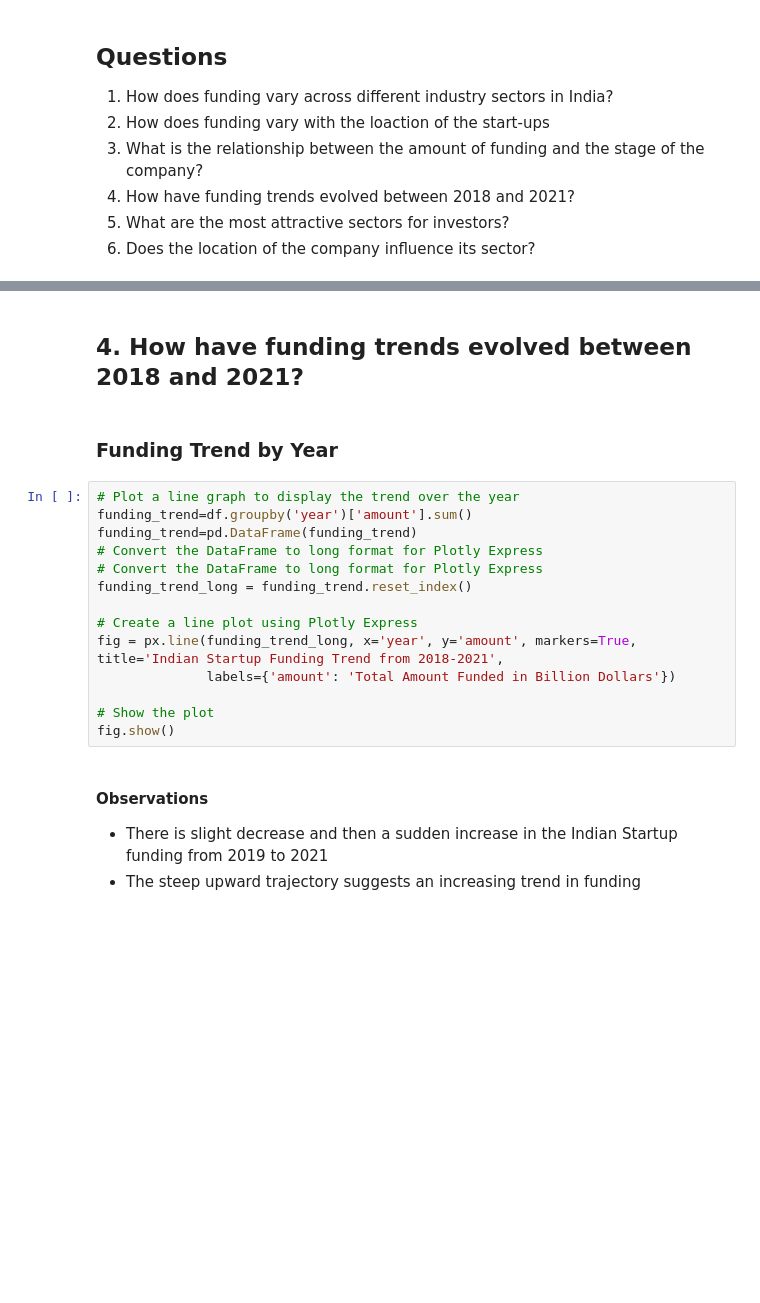
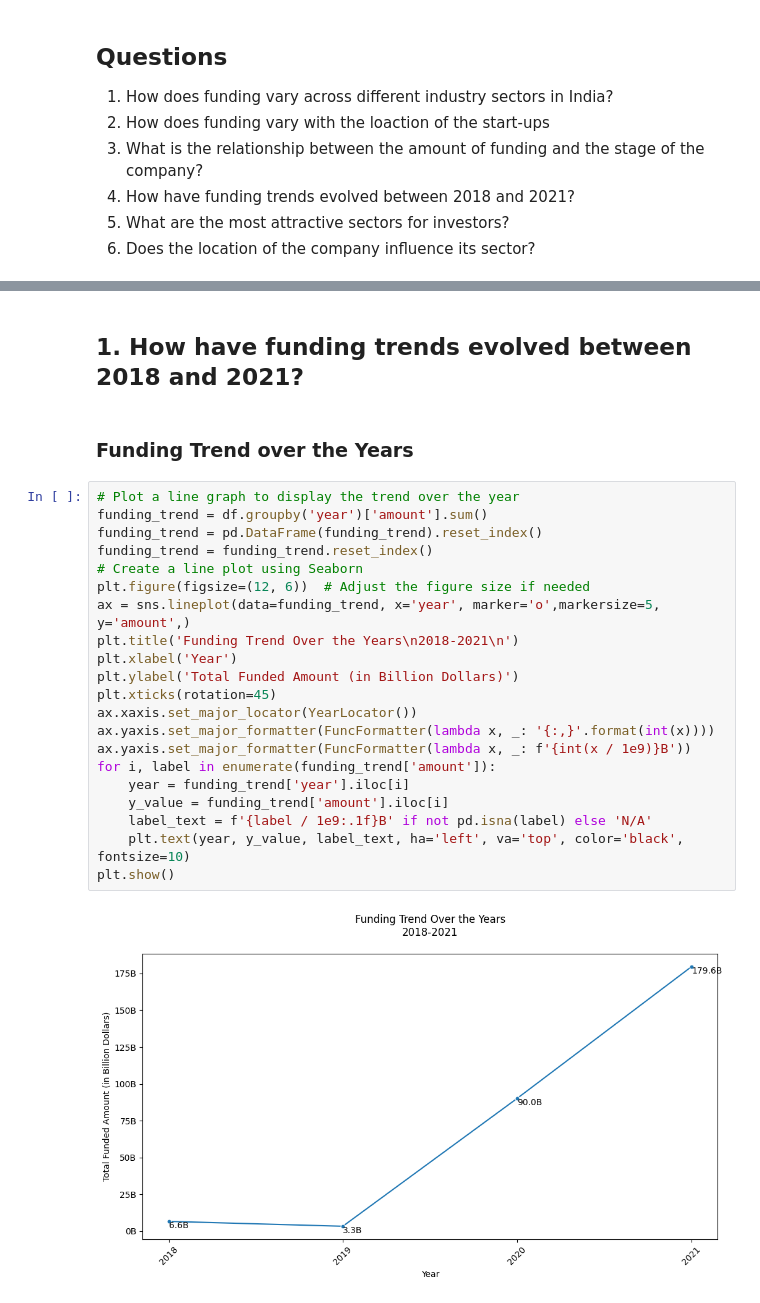
Before and after one commit to MurithiDenisGitobu/EDA-Indian-Startup-Funding, a Jupyter notebook: LP1_Project.ipynb.ipynb, the cells around one changed output, grey strips where cells are left out. Saved outputs shown, nothing was run; the diff lists cells and outputs as text; blank space fills up the shorter version.

```diff
--- a/LP1_Project.ipynb.ipynb
+++ b/LP1_Project.ipynb.ipynb
@@ -967,23 +964,28 @@ df.head(3)
 # %% [markdown]
-## **4. How have funding trends evolved between 2018 and 2021?**
+## **1. How have funding trends evolved between 2018 and 2021?**
 # %% [markdown]
-### **Funding Trend by Year**
+### **Funding Trend over the Years**
-# %%
-# Plot a line graph to display the trend over the year
-funding_trend=df.groupby('year')['amount'].sum()
-funding_trend=pd.DataFrame(funding_trend)
-# Convert the DataFrame to long format for Plotly Express
-# Convert the DataFrame to long format for Plotly Express
-funding_trend_long = funding_trend.reset_index()
-
-# Create a line plot using Plotly Express
-fig = px.line(funding_trend_long, x='year', y='amount', markers=True, title='Indian Startup Funding Trend from 2018-2021',
-              labels={'amount': 'Total Amount Funded in Billion Dollars'})
-
-# Show the plot
-fig.show()
-# %% [markdown]
-#### **Observations**
-- There is slight decrease and then a sudden increase  in the Indian Startup funding from 2019 to 2021
-- The steep upward trajectory suggests an increasing trend in funding
+# %%
+# Plot a line graph to display the trend over the year
+funding_trend = df.groupby('year')['amount'].sum()
+funding_trend = pd.DataFrame(funding_trend).reset_index()
+funding_trend = funding_trend.reset_index()
+# Create a line plot using Seaborn
+plt.figure(figsize=(12, 6))  # Adjust the figure size if needed
+ax = sns.lineplot(data=funding_trend, x='year', marker='o',markersize=5, y='amount',)
+plt.title('Funding Trend Over the Years\n2018-2021\n')
+plt.xlabel('Year')
+plt.ylabel('Total Funded Amount (in Billion Dollars)')
+plt.xticks(rotation=45)
+ax.xaxis.set_major_locator(YearLocator())
+ax.yaxis.set_major_formatter(FuncFormatter(lambda x, _: '{:,}'.format(int(x))))
+ax.yaxis.set_major_formatter(FuncFormatter(lambda x, _: f'{int(x / 1e9)}B'))
+for i, label in enumerate(funding_trend['amount']):
+    year = funding_trend['year'].iloc[i]
+    y_value = funding_trend['amount'].iloc[i]
+    label_text = f'{label / 1e9:.1f}B' if not pd.isna(label) else 'N/A'
+    plt.text(year, y_value, label_text, ha='left', va='top', color='black', fontsize=10)
+plt.show()
+# %% [output]
+[figure, added]
 # %% [markdown]
```
Also changed, not shown: parts of 7 cells of this notebook.
